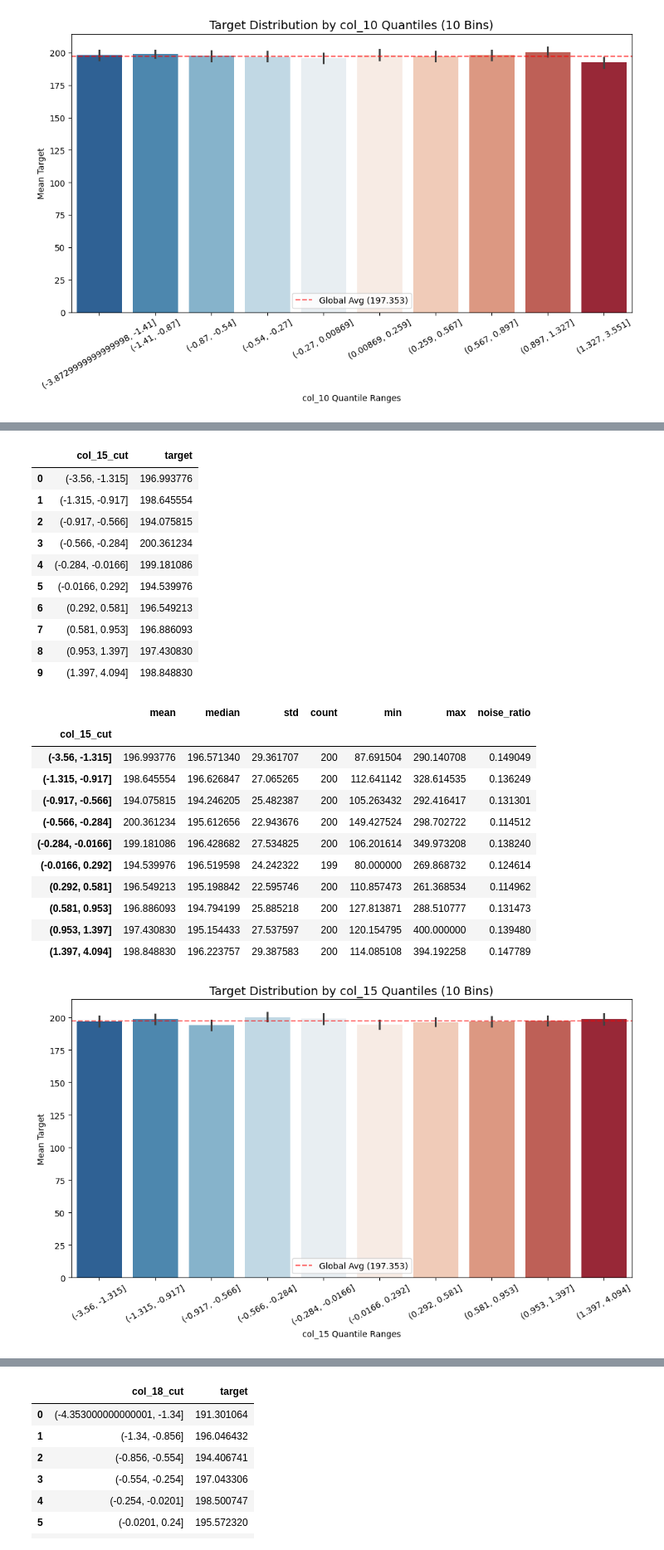
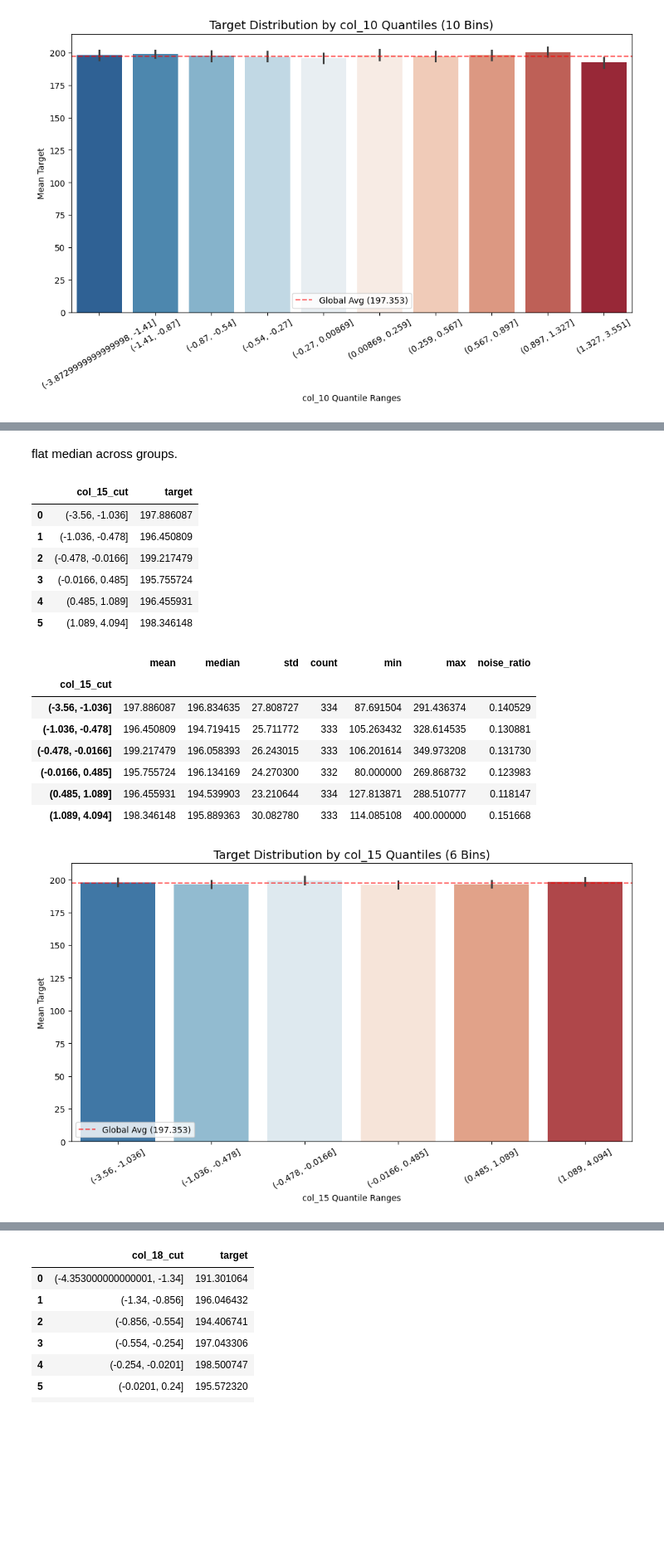
Before and after one commit to M-Rodani1/qmml-market-making-hackathon, a Jupyter notebook: round_8/round_8.ipynb, the cells around one changed output, grey strips where cells are left out. Shown at 83% size. Cells and saved outputs as stored; diff of their text form; code cells hidden in the pictures; blank space fills up the shorter version.

```diff
--- a/round_8/round_8.ipynb
+++ b/round_8/round_8.ipynb
@@ -597,27 +510,21 @@ feature_analysis("col_14", 10)
+# %% [markdown]
+flat median across groups.
 # %%
-feature_analysis("col_15", 10)
+feature_analysis("col_15", 6)
 # %% [output]
 |  | col_15_cut | target |
-| 0 | (-3.56, -1.315] | 196.993776 |
-| 1 | (-1.315, -0.917] | 198.645554 |
-| 2 | (-0.917, -0.566] | 194.075815 |
-| 3 | (-0.566, -0.284] | 200.361234 |
-| 4 | (-0.284, -0.0166] | 199.181086 |
-| 5 | (-0.0166, 0.292] | 194.539976 |
-| 6 | (0.292, 0.581] | 196.549213 |
-| 7 | (0.581, 0.953] | 196.886093 |
-| 8 | (0.953, 1.397] | 197.430830 |
-| 9 | (1.397, 4.094] | 198.848830 |
+| 0 | (-3.56, -1.036] | 197.886087 |
+| 1 | (-1.036, -0.478] | 196.450809 |
+| 2 | (-0.478, -0.0166] | 199.217479 |
+| 3 | (-0.0166, 0.485] | 195.755724 |
+| 4 | (0.485, 1.089] | 196.455931 |
+| 5 | (1.089, 4.094] | 198.346148 |
 |  | mean | median | std | count | min | max | noise_ratio |
 | col_15_cut |  |  |  |  |  |  |  |
-| (-3.56, -1.315] | 196.993776 | 196.571340 | 29.361707 | 200 | 87.691504 | 290.140708 | 0.149049 |
-| (-1.315, -0.917] | 198.645554 | 196.626847 | 27.065265 | 200 | 112.641142 | 328.614535 | 0.136249 |
-| (-0.917, -0.566] | 194.075815 | 194.246205 | 25.482387 | 200 | 105.263432 | 292.416417 | 0.131301 |
-| (-0.566, -0.284] | 200.361234 | 195.612656 | 22.943676 | 200 | 149.427524 | 298.702722 | 0.114512 |
-| (-0.284, -0.0166] | 199.181086 | 196.428682 | 27.534825 | 200 | 106.201614 | 349.973208 | 0.138240 |
-| (-0.0166, 0.292] | 194.539976 | 196.519598 | 24.242322 | 199 | 80.000000 | 269.868732 | 0.124614 |
-| (0.292, 0.581] | 196.549213 | 195.198842 | 22.595746 | 200 | 110.857473 | 261.368534 | 0.114962 |
-| (0.581, 0.953] | 196.886093 | 194.794199 | 25.885218 | 200 | 127.813871 | 288.510777 | 0.131473 |
-| (0.953, 1.397] | 197.430830 | 195.154433 | 27.537597 | 200 | 120.154795 | 400.000000 | 0.139480 |
-| (1.397, 4.094] | 198.848830 | 196.223757 | 29.387583 | 200 | 114.085108 | 394.192258 | 0.147789 |
+| (-3.56, -1.036] | 197.886087 | 196.834635 | 27.808727 | 334 | 87.691504 | 291.436374 | 0.140529 |
+| (-1.036, -0.478] | 196.450809 | 194.719415 | 25.711772 | 333 | 105.263432 | 328.614535 | 0.130881 |
+| (-0.478, -0.0166] | 199.217479 | 196.058393 | 26.243015 | 333 | 106.201614 | 349.973208 | 0.131730 |
+| (-0.0166, 0.485] | 195.755724 | 196.134169 | 24.270300 | 332 | 80.000000 | 269.868732 | 0.123983 |
+| (0.485, 1.089] | 196.455931 | 194.539903 | 23.210644 | 334 | 127.813871 | 288.510777 | 0.118147 |
+| (1.089, 4.094] | 198.346148 | 195.889363 | 30.082780 | 333 | 114.085108 | 400.000000 | 0.151668 |
-[figure, old version]
+[figure, new version]
```
Also changed, not shown: parts of 37 cells of this notebook.
